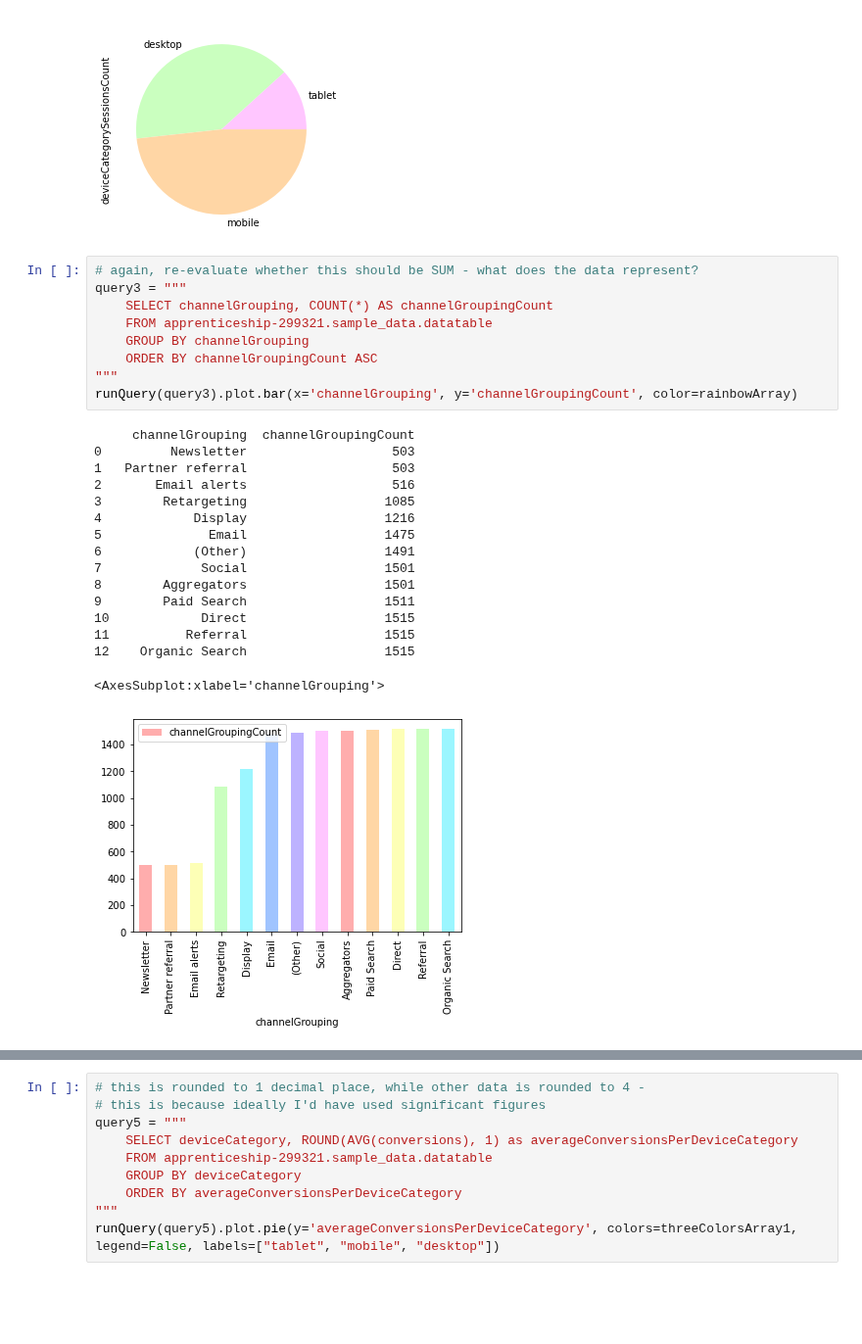
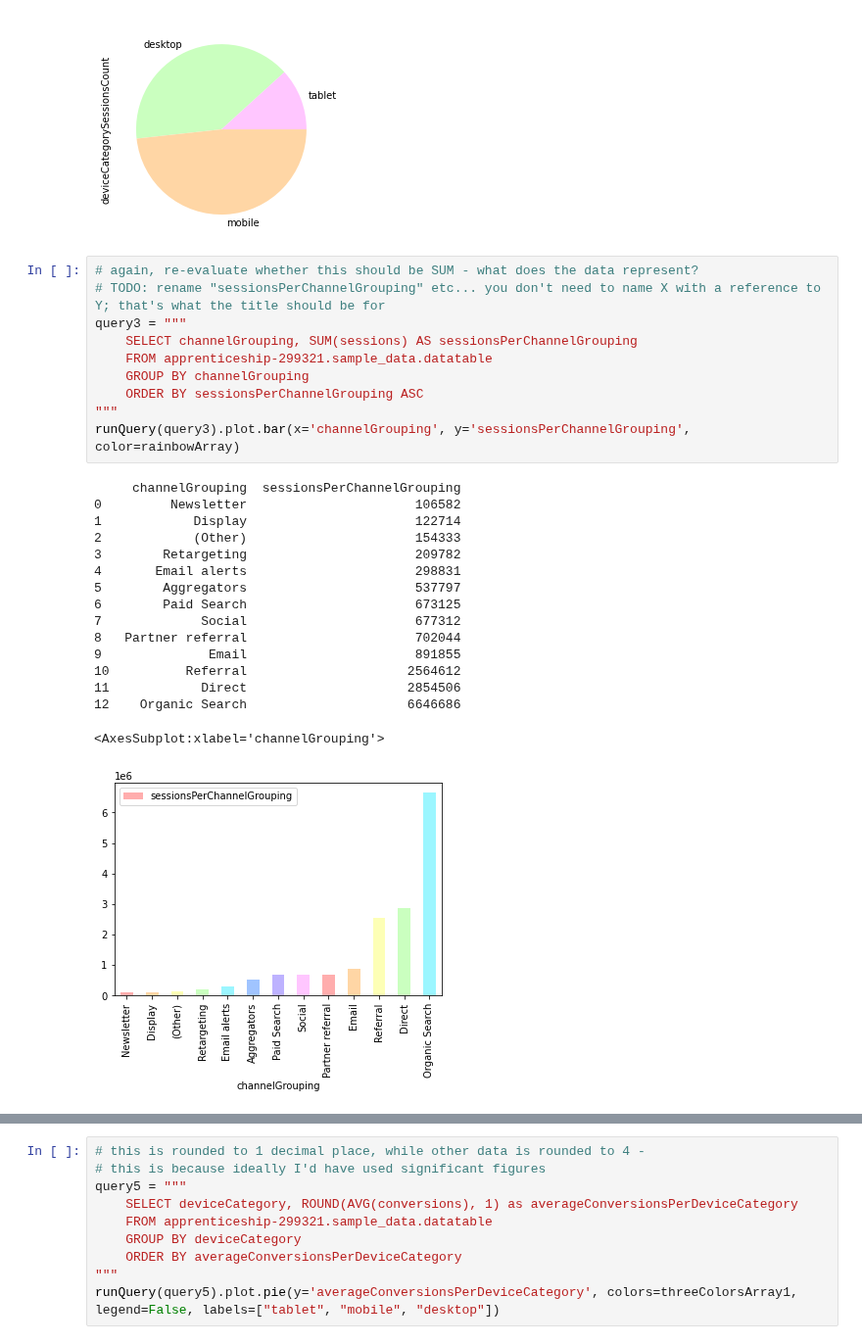
Before and after one commit to Coletterbox/More-BigQuery-with-Python, a Jupyter notebook: queriesWithGraphs3.ipynb, the cells around one changed output, grey strips where cells are left out. Shown at 98% size. Drawn from its saved outputs; the diff is of its cells as text; blank space fills up the shorter version.

```diff
--- a/queriesWithGraphs3.ipynb
+++ b/queriesWithGraphs3.ipynb
@@ -128,27 +128,28 @@ runQuery(query2).plot.pie(x='deviceCategory', y='deviceCategorySessionsCount', c
 [figure]
 # %%
 # again, re-evaluate whether this should be SUM - what does the data represent?
+# TODO: rename "sessionsPerChannelGrouping" etc... you don't need to name X with a reference to Y; that's what the title should be for
 query3 = """
-    SELECT channelGrouping, COUNT(*) AS channelGroupingCount
+    SELECT channelGrouping, SUM(sessions) AS sessionsPerChannelGrouping
     FROM apprenticeship-299321.sample_data.datatable
     GROUP BY channelGrouping
-    ORDER BY channelGroupingCount ASC
+    ORDER BY sessionsPerChannelGrouping ASC
 """
-runQuery(query3).plot.bar(x='channelGrouping', y='channelGroupingCount', color=rainbowArray)
+runQuery(query3).plot.bar(x='channelGrouping', y='sessionsPerChannelGrouping', color=rainbowArray)
 # %% [output]
-     channelGrouping  channelGroupingCount
-0         Newsletter                   503
-1   Partner referral                   503
-2       Email alerts                   516
-3        Retargeting                  1085
-4            Display                  1216
-5              Email                  1475
-6            (Other)                  1491
-7             Social                  1501
-8        Aggregators                  1501
-9        Paid Search                  1511
-10            Direct                  1515
-11          Referral                  1515
-12    Organic Search                  1515
+     channelGrouping  sessionsPerChannelGrouping
+0         Newsletter                      106582
+1            Display                      122714
+2            (Other)                      154333
+3        Retargeting                      209782
+4       Email alerts                      298831
+5        Aggregators                      537797
+6        Paid Search                      673125
+7             Social                      677312
+8   Partner referral                      702044
+9              Email                      891855
+10          Referral                     2564612
+11            Direct                     2854506
+12    Organic Search                     6646686
 <AxesSubplot:xlabel='channelGrouping'>
-[figure, old version]
+[figure, new version]
```
Also changed, not shown: parts of 2 cells of this notebook.
